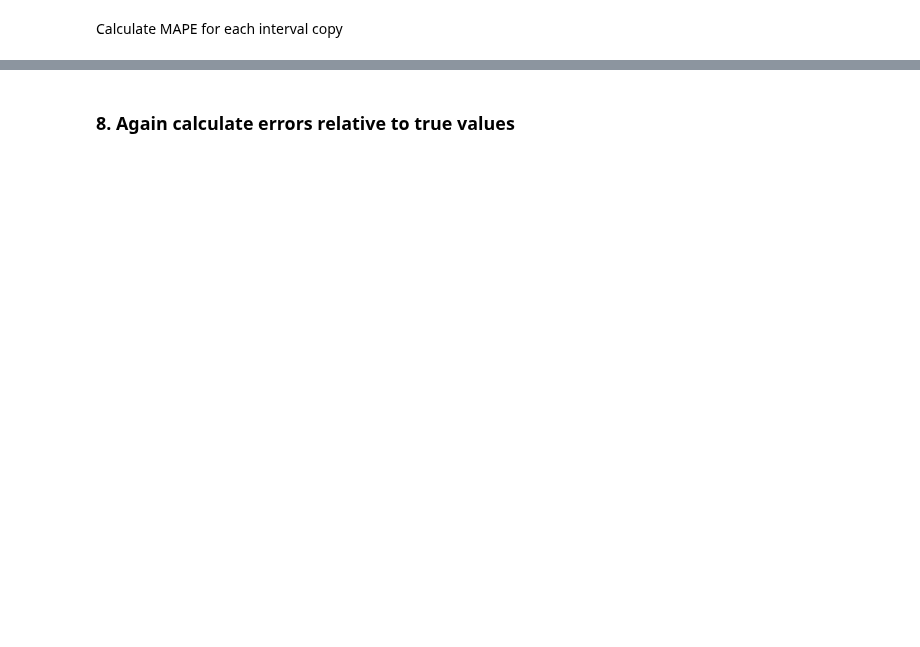
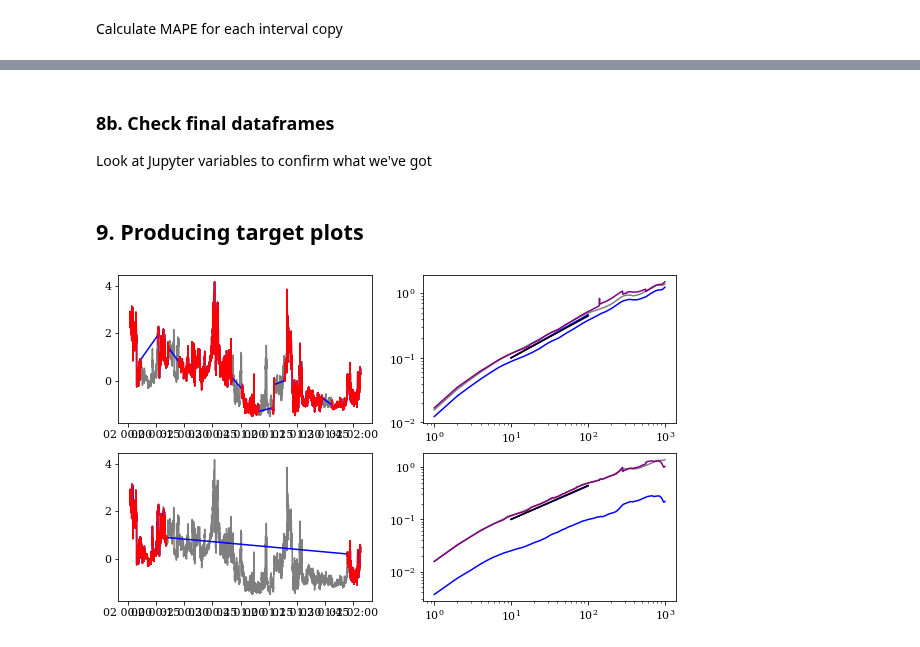
Before and after one commit to daniel-wrench/time_series_analysis, a Jupyter notebook: official_demo.ipynb, the cells around one changed output, grey strips where cells are left out. Drawn from its saved outputs; the diff is of its cells as text; code cells hidden in the pictures; blank space fills up the shorter version.

```diff
--- a/official_demo.ipynb
+++ b/official_demo.ipynb
@@ -794,9 +773,0 @@ Exporting lookup table to CSV
-# %%
-importlib.reload(sf)
-
-# Apply 2D and 3D scaling to test set, report avg errors
-print(f"Correcting test set intervals using 2D error heatmap with {n_bins} bins")
-sfs_copies = sf.compute_scaling(
-    sfs_copies, missing_measure, lookup_table_2d
-)
-sfs_copies.head()
@@ -805,36 +782,48 @@ Correcting test set intervals using 2D error heatmap with 10 bins
+# %% [markdown]
+### 8b. Check final dataframes
+
+Look at Jupyter variables to confirm what we've got
+# %% [markdown]
+## 9. Producing target plots
 # %%
 # # Quick check of results
-index = 1
+index = 0
 n_versions = 2
 
 fig, ax = plt.subplots(n_versions, 2, figsize=(10, n_versions*3))
 for i in range(n_versions):
     ax[i, 0].plot(ints[index], alpha=0.5, c="black")
-    ax[i, 0].plot(ints_copies.loc[((ints_copies["int_index"]==index) & (ints_copies["gap_handling"]=="lint") & (ints_copies["version"]==i)),"B_R"], c="blue")
-    ax[i, 0].plot(ints_copies.loc[((ints_copies["int_index"]==index) & (ints_copies["gap_handling"]=="none") & (ints_copies["version"]==i)),"B_R"], c="red")
+    ax[i, 0].plot(
+        ints_copies.loc[((ints_copies["int_index"]==index) & (ints_copies["gap_handling"]=="lint") & (ints_copies["version"]==i)),"Time"],
+        ints_copies.loc[((ints_copies["int_index"]==index) & (ints_copies["gap_handling"]=="lint") & (ints_copies["version"]==i)),"B_R"], c="blue")
+    ax[i, 0].plot(
+        ints_copies.loc[((ints_copies["int_index"]==index) & (ints_copies["gap_handling"]=="none") & (ints_copies["version"]==i)),"Time"],
+        ints_copies.loc[((ints_copies["int_index"]==index) & (ints_copies["gap_handling"]=="none") & (ints_copies["version"]==i)),"B_R"], c="red")
 
     ax[i, 1].plot(sfs.loc[sfs["int_index"]==index,"lag"],
                   sfs.loc[sfs["int_index"]==index,"sf_2"],
                   alpha=0.5,
                   c="black")
     ax[i, 1].plot(
         sfs_copies.loc[((sfs_copies["int_index"]==index) & (sfs_copies["gap_handling"]=="lint") & (sfs_copies["version"]==i)),"lag"],
         sfs_copies.loc[((sfs_copies["int_index"]==index) & (sfs_copies["gap_handling"]=="lint") & (sfs_copies["version"]==i)),"sf_2"],
         c="blue")
     ax[i, 1].plot(
         sfs_copies.loc[((sfs_copies["int_index"]==index) & (sfs_copies["gap_handling"]=="none") & (sfs_copies["version"]==i)),"lag"],
         sfs_copies.loc[((sfs_copies["int_index"]==index) & (sfs_copies["gap_handling"]=="none") & (sfs_copies["version"]==i)),"sf_2"],
         c="red")
     ax[i, 1].plot(
-        sfs_copies.loc[((sfs_copies["int_index"]==index) & (sfs_copies["gap_handling"]=="none") & (sfs_copies["version"]==i)),"lag"],
-        sfs_copies.loc[((sfs_copies["int_index"]==index) & (sfs_copies["gap_handling"]=="none") & (sfs_copies["version"]==i)),"sf_2"],
-        c="red")
+        sfs_copies.loc[((sfs_copies["int_index"]==index) & (sfs_copies["gap_handling"]=="lint") & (sfs_copies["version"]==i)),"lag"],
+        sfs_copies.loc[((sfs_copies["int_index"]==index) & (sfs_copies["gap_handling"]=="lint") & (sfs_copies["version"]==i)),"sf_2_corrected_2d"],
+        c="purple")
 
     pltpwrl(10,0.1, 10, 100, ints_copies_meta.loc[((ints_copies_meta["int_index"]==index) & (ints_copies_meta["gap_handling"]=="none") & (ints_copies_meta["version"]==i)),"slope"].values, c="red", ax=ax[i, 1])
     pltpwrl(10,0.1, 10, 100, ints_copies_meta.loc[((ints_copies_meta["int_index"]==index) & (ints_copies_meta["gap_handling"]=="lint") & (ints_copies_meta["version"]==i)),"slope"].values, c="blue", ax=ax[i, 1])
     pltpwrl(10,0.1, 10, 100, ints_meta.loc[ints_meta["int_index"]==index,"slope"].values, ax=ax[i, 1], c="black")
 
     ax[i, 1].semilogx()
     ax[i, 1].semilogy()
 #plt.savefig("data/processed/validation_plot.png")
 #print("Validation plot saved")
+# %% [output]
+[figure, added]
@@ -847,2 +829,0 @@ test_set_corrected = sf.compute_scaling_3d(
-# %% [markdown]
-### 8. Again calculate errors relative to true values
```
Also changed, not shown: parts of 51 cells of this notebook.
